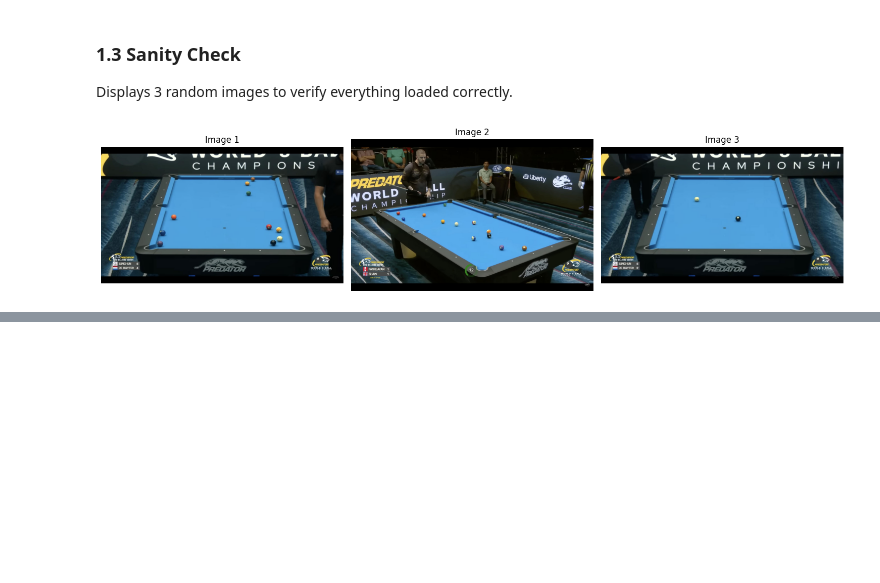
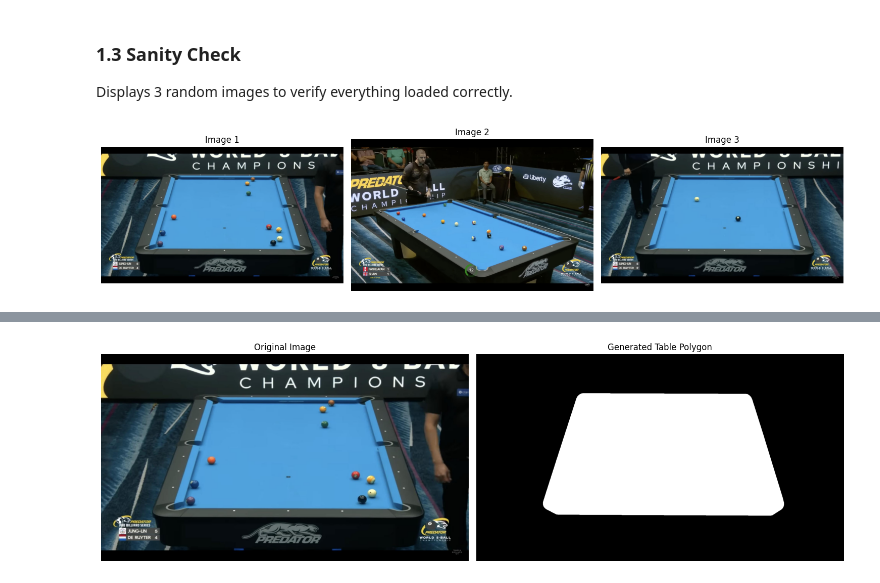
Before and after one commit to PedroMMarinho/FEUP-CV, a Jupyter notebook: proj/main.ipynb, the cells around one changed output, grey strips where cells are left out. Drawn from its saved outputs; the diff is of its cells as text; code cells hidden in the pictures; blank space fills up the shorter version.

```diff
--- a/proj/main.ipynb
+++ b/proj/main.ipynb
@@ -63,0 +59,90 @@ Detects the balls on the original angled image to extract their bounding boxes.
+# %%
+import os
+import cv2
+import numpy as np
+import matplotlib.pyplot as plt
+
+# ═══════════════════════════════════════════════════════════════
+#  STEP 2 — Table detection
+# ═══════════════════════════════════════════════════════════════
+
+def get_table_mask(image_rgb):
+    """
+    Finds the playing surface using a tight HSV sample from the image centre,
+    then grows + convex-hull to get a clean table polygon.
+    Works regardless of camera angle or table lighting.
+    """
+    img_h, img_w = image_rgb.shape[:2]
+    blurred = cv2.GaussianBlur(image_rgb, (7, 7), 0)
+    hsv = cv2.cvtColor(blurred, cv2.COLOR_RGB2HSV)
+    cx, cy = img_w // 2, img_h // 2
+
+    # ── 1. Sample cloth colour at image centre ─────────────────────────────
+    patch = hsv[cy-60:cy+60, cx-150:cx+150]
+    h_med = int(np.median(patch[:, :, 0]))
+    s_med = int(np.median(patch[:, :, 1]))
+    v_med = int(np.median(patch[:, :, 2]))
+
+    # Tight window — only the brightest, most-saturated cloth pixels
+    # This avoids picking up banners, carpet, or spectator clothing
+    core = cv2.inRange(hsv,
+        (max(0,   h_med - 12), max(60, s_med - 50), max(100, v_med - 60)),
+        (min(180, h_med + 12), 255, 255))
+
+    # ── 2. Pick the blob that contains the frame centre ────────────────────
+    cnts, _ = cv2.findContours(core, cv2.RETR_EXTERNAL, cv2.CHAIN_APPROX_SIMPLE)
+    if not cnts:
+        return np.zeros((img_h, img_w), dtype=np.uint8)
+
+    table_cnt = None
+    for c in sorted(cnts, key=cv2.contourArea, reverse=True)[:5]:
+        if cv2.pointPolygonTest(c, (cx, cy), False) >= 0:
+            table_cnt = c
+            break
+    if table_cnt is None:
+        table_cnt = max(cnts, key=cv2.contourArea)
+
+    # ── 3. Dilate to fill ball-holes & shadow gaps ─────────────────────────
+    seed = np.zeros((img_h, img_w), dtype=np.uint8)
+    cv2.drawContours(seed, [table_cnt], -1, 255, cv2.FILLED)
+    k = max(25, img_w // 50)
+    seed = cv2.dilate(seed,
+        cv2.getStructuringElement(cv2.MORPH_ELLIPSE, (k*2+1, k*2+1)), iterations=2)
+
+    # ── 4. Convex hull → clean table polygon ──────────────────────────────
+    cnts2, _ = cv2.findContours(seed, cv2.RETR_EXTERNAL, cv2.CHAIN_APPROX_SIMPLE)
+    hull = cv2.convexHull(max(cnts2, key=cv2.contourArea))
+    poly = np.zeros((img_h, img_w), dtype=np.uint8)
+    cv2.fillPoly(poly, [hull], 255)
+
+    # ── 5. Erode slightly to cut off rails/cushions ────────────────────────
+    ep = max(4, int(min(img_h, img_w) * 0.020))
+    poly = cv2.erode(poly,
+        cv2.getStructuringElement(cv2.MORPH_ELLIPSE, (ep*2+1, ep*2+1)), iterations=2)
+
+    return poly
+
+# --- Visualization Preview ---
+if len(loaded_images) > 0:
+    image_paths = list(loaded_images.keys())
+    test_key = image_paths[0]
+    test_img = loaded_images[test_key]
+
+    mask = get_table_mask(test_img)
+
+    fig, (ax1, ax2) = plt.subplots(1, 2, figsize=(15, 6))
+
+    ax1.imshow(test_img)
+    ax1.set_title("Original Image", color='black')
+    ax1.axis('off')
+
+    ax2.imshow(mask, cmap='gray')
+    ax2.set_title("Generated Table Polygon", color='black')
+    ax2.axis('off')
+
+    plt.tight_layout()
+    plt.show()
+else:
+    print("No images loaded.")
+# %% [output]
+[figure, added]
```
Also changed, not shown: parts of 4 cells of this notebook, 2 other files.
